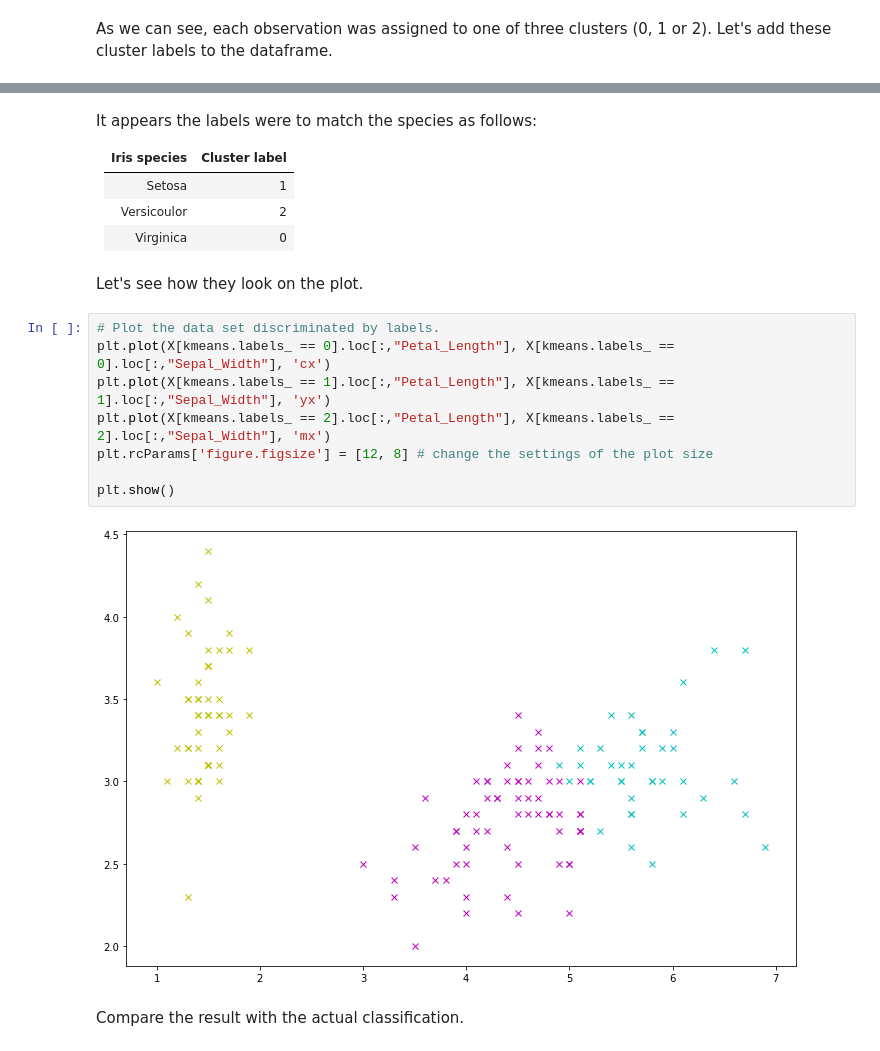
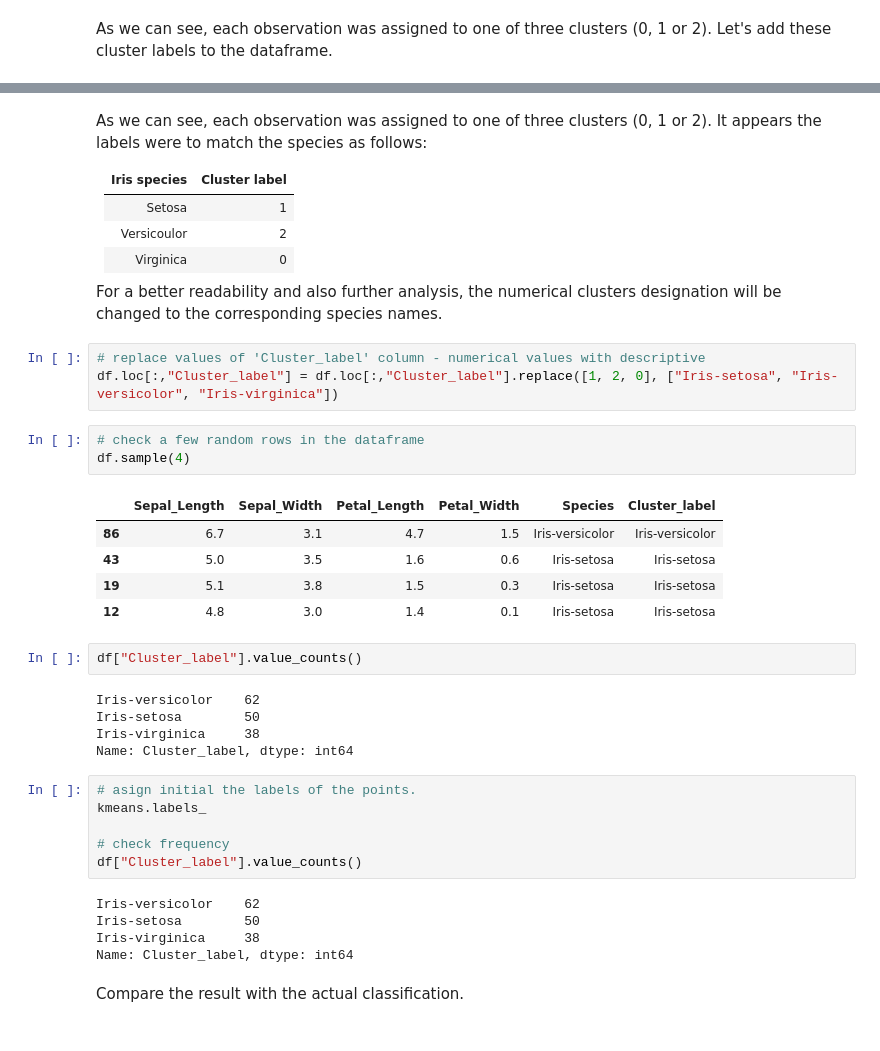
Before and after one commit to andkoc001/Machine-Learning-and-Statistics, a Jupyter notebook: MLaS-Tasks.ipynb, the cells around one changed output, grey strips where cells are left out. Drawn from its saved outputs; the diff is of its cells as text.

```diff
--- a/MLaS-Tasks.ipynb
+++ b/MLaS-Tasks.ipynb
@@ -696,24 +751,44 @@ df.tail(3)
 | 148 | 6.2 | 3.4 | 5.4 | 2.3 | Iris-virginica | 0 |
 | 149 | 5.9 | 3.0 | 5.1 | 1.8 | Iris-virginica | 2 |
 # %% [markdown]
-It appears the labels were to match the species as follows:
+As we can see, each observation was assigned to one of three clusters (0, 1 or 2). It appears the labels were to match the species as follows:
 
 | Iris species | Cluster label |
 |:------------:|:-------------:|
 | Setosa       |       1       |
 | Versicoulor  |       2       |
 | Virginica    |       0       |
+
+For a better readability and also further analysis, the numerical clusters designation will be changed to the corresponding species names.
-# %% [markdown]
-Let's see how they look on the plot.
-# %%
-# Plot the data set discriminated by labels.
-plt.plot(X[kmeans.labels_ == 0].loc[:,"Petal_Length"], X[kmeans.labels_ == 0].loc[:,"Sepal_Width"], 'cx')
-plt.plot(X[kmeans.labels_ == 1].loc[:,"Petal_Length"], X[kmeans.labels_ == 1].loc[:,"Sepal_Width"], 'yx')
-plt.plot(X[kmeans.labels_ == 2].loc[:,"Petal_Length"], X[kmeans.labels_ == 2].loc[:,"Sepal_Width"], 'mx')
-plt.rcParams['figure.figsize'] = [12, 8] # change the settings of the plot size
-
-plt.show()
-# %% [output]
-[figure, removed]
+# %%
+# replace values of 'Cluster_label' column - numerical values with descriptive
+df.loc[:,"Cluster_label"] = df.loc[:,"Cluster_label"].replace([1, 2, 0], ["Iris-setosa", "Iris-versicolor", "Iris-virginica"])
+# %%
+# check a few random rows in the dataframe
+df.sample(4)
+# %% [output]
+|  | Sepal_Length | Sepal_Width | Petal_Length | Petal_Width | Species | Cluster_label |
+| 86 | 6.7 | 3.1 | 4.7 | 1.5 | Iris-versicolor | Iris-versicolor |
+| 43 | 5.0 | 3.5 | 1.6 | 0.6 | Iris-setosa | Iris-setosa |
+| 19 | 5.1 | 3.8 | 1.5 | 0.3 | Iris-setosa | Iris-setosa |
+| 12 | 4.8 | 3.0 | 1.4 | 0.1 | Iris-setosa | Iris-setosa |
+# %%
+df["Cluster_label"].value_counts()
+# %% [output]
+Iris-versicolor    62
+Iris-setosa        50
+Iris-virginica     38
+Name: Cluster_label, dtype: int64
+# %%
+# asign initial the labels of the points.
+kmeans.labels_
+
+# check frequency
+df["Cluster_label"].value_counts()
+# %% [output]
+Iris-versicolor    62
+Iris-setosa        50
+Iris-virginica     38
+Name: Cluster_label, dtype: int64
 # %% [markdown]
 Compare the result with the actual classification.
```
Also changed, not shown: parts of 31 cells of this notebook.
